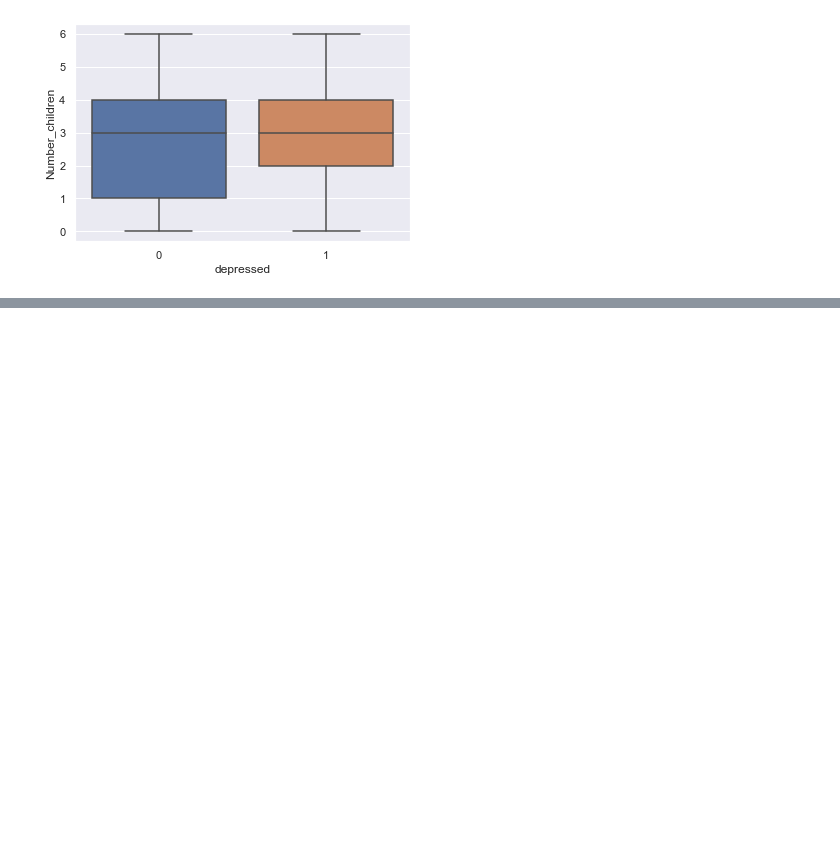
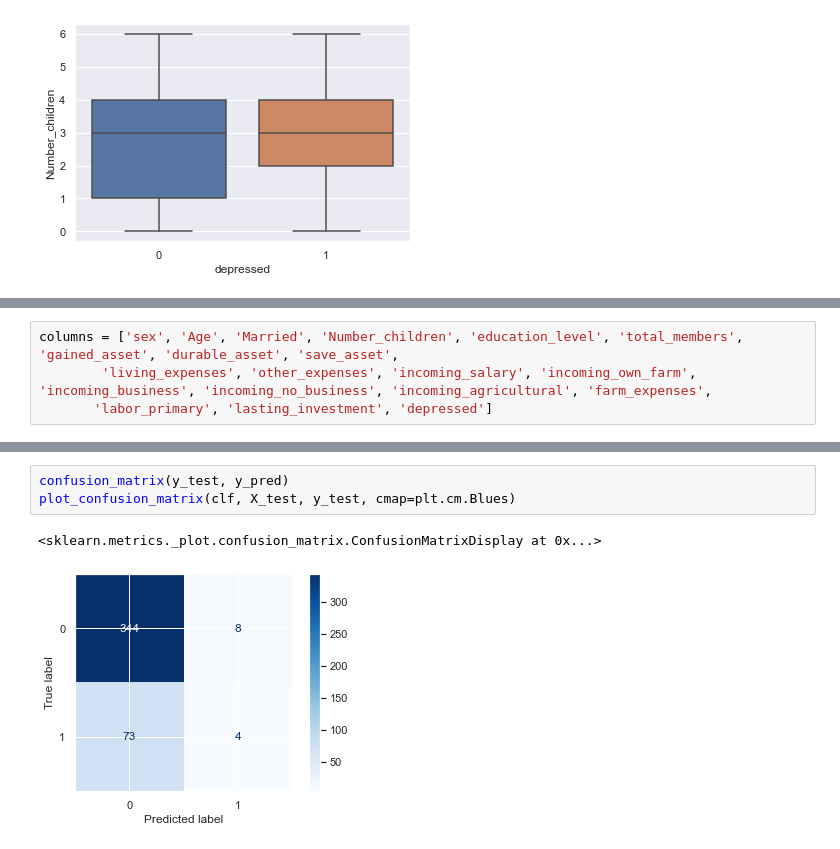
Before and after one commit to Gizmologie/projet_ML, a Jupyter notebook: prediction.ipynb, the cells around one changed output, grey strips where cells are left out. Saved outputs shown, nothing was run; the diff lists cells and outputs as text; blank space fills up the shorter version.

```diff
--- a/prediction.ipynb
+++ b/prediction.ipynb
@@ -90,0 +160,4 @@ sns.scatterplot(data=d1, x="education_level", y="Married", color='g' , ax=ax[2])
+# %%
+columns = ['sex', 'Age', 'Married', 'Number_children', 'education_level', 'total_members', 'gained_asset', 'durable_asset', 'save_asset',
+        'living_expenses', 'other_expenses', 'incoming_salary', 'incoming_own_farm', 'incoming_business', 'incoming_no_business', 'incoming_agricultural', 'farm_expenses',
+       'labor_primary', 'lasting_investment', 'depressed']
@@ -90,0 +266,6 @@ sns.scatterplot(data=d1, x="education_level", y="Married", color='g' , ax=ax[2])
+# %%
+confusion_matrix(y_test, y_pred)
+plot_confusion_matrix(clf, X_test, y_test, cmap=plt.cm.Blues)
+# %% [output]
+<sklearn.metrics._plot.confusion_matrix.ConfusionMatrixDisplay at 0x...>
+[figure, added]
```
Also changed, not shown: parts of 29 cells of this notebook, 1 other file.
